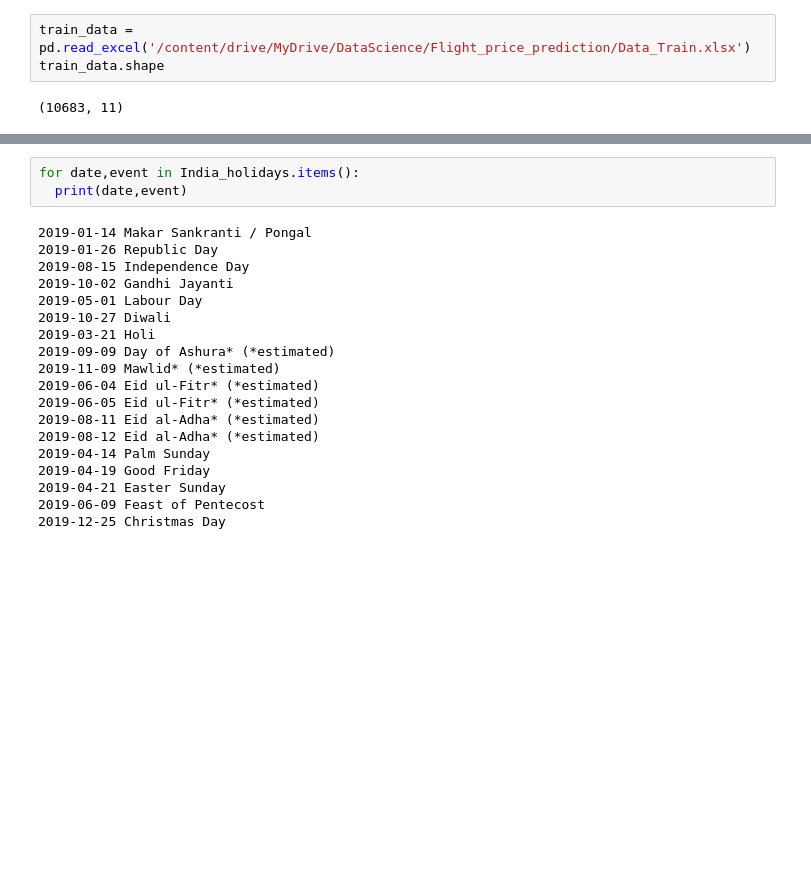
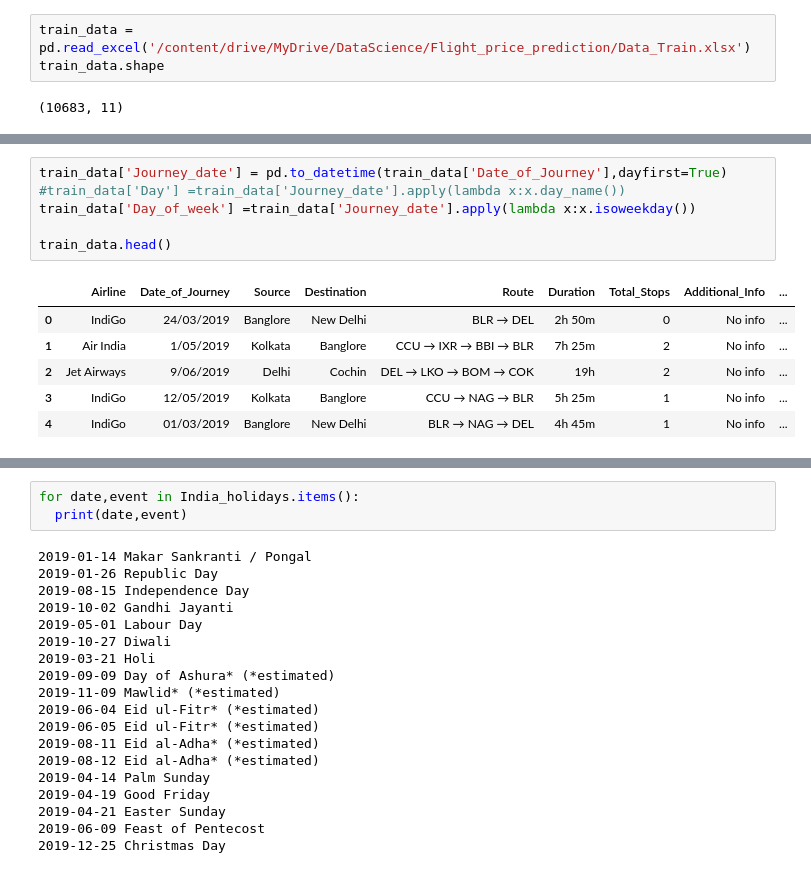
Before and after one commit to venkatesh-manikumar/Datascience-Assignments, a Jupyter notebook: Predict_The_Flight_Ticket_Price_Hackathon.ipynb, the cells around one changed output, grey strips where cells are left out. Cells and saved outputs as stored; diff of their text form; blank space fills up the shorter version.

```diff
--- a/Predict_The_Flight_Ticket_Price_Hackathon.ipynb
+++ b/Predict_The_Flight_Ticket_Price_Hackathon.ipynb
@@ -37,2 +92,15 @@ train_data
+# %%
+train_data['Journey_date'] = pd.to_datetime(train_data['Date_of_Journey'],dayfirst=True)
+#train_data['Day'] =train_data['Journey_date'].apply(lambda x:x.day_name())
+train_data['Day_of_week'] =train_data['Journey_date'].apply(lambda x:x.isoweekday())
+
+train_data.head()
+# %% [output]
+|  | Airline | Date_of_Journey | Source | Destination | Route | Duration | Total_Stops | Additional_Info | ... |
+| 0 | IndiGo | 24/03/2019 | Banglore | New Delhi | BLR → DEL | 2h 50m | 0 | No info | ... |
+| 1 | Air India | 1/05/2019 | Kolkata | Banglore | CCU → IXR → BBI → BLR | 7h 25m | 2 | No info | ... |
+| 2 | Jet Airways | 9/06/2019 | Delhi | Cochin | DEL → LKO → BOM → COK | 19h | 2 | No info | ... |
+| 3 | IndiGo | 12/05/2019 | Kolkata | Banglore | CCU → NAG → BLR | 5h 25m | 1 | No info | ... |
+| 4 | IndiGo | 01/03/2019 | Banglore | New Delhi | BLR → NAG → DEL | 4h 45m | 1 | No info | ... |
 # %%
 India_holidays = holidays.India()
```
Also changed, not shown: parts of 18 cells of this notebook.
